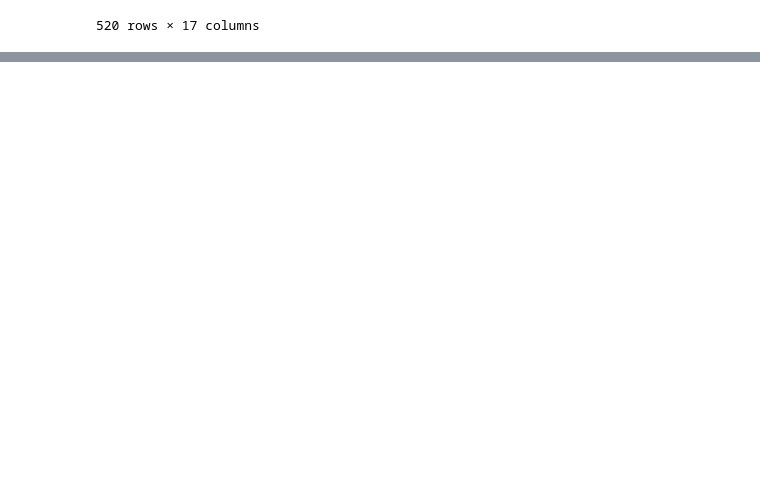
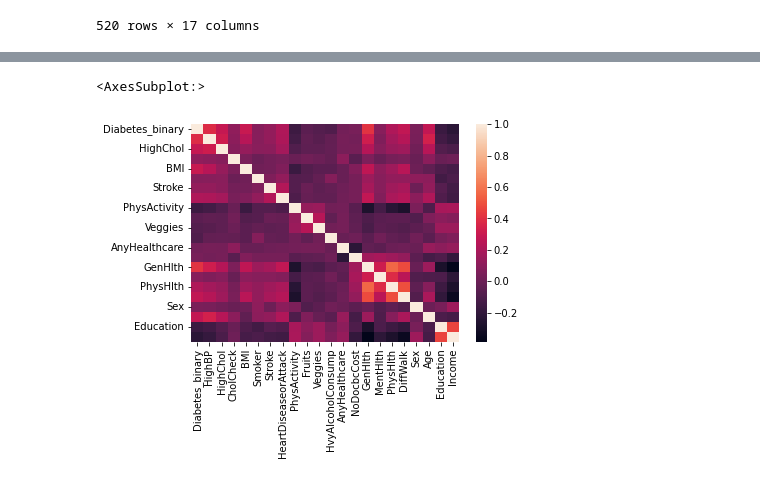
Before and after one commit to AmBadAl/Diabetes, a Jupyter notebook: ml_model.ipynb, the cells around one changed output, grey strips where cells are left out. Saved outputs shown, nothing was run; the diff lists cells and outputs as text; code cells hidden in the pictures; blank space fills up the shorter version.

Commit message:
Diabetes Health Indicators eda

```diff
--- a/ml_model.ipynb
+++ b/ml_model.ipynb
@@ -31,4 +32,6 @@ nhne_quest = pd.read_csv('Datasets/National Health and Nutrition Examination Sur
 # %%
 hIn_012 = pd.read_csv('Datasets/Diabetes Health Indicators Dataset/diabetes_012_health_indicators_BRFSS2015.csv')
 hIn_binary = pd.read_csv('Datasets/Diabetes Health Indicators Dataset/diabetes_binary_health_indicators_BRFSS2015.csv')
-hIn_binary_split = pd.read_csv('Datasets/Diabetes Health Indicators Dataset/diabetes_binary_5050split_health_indicators_BRFSS2015.csv')
+hIn_5050_split = pd.read_csv('Datasets/Diabetes Health Indicators Dataset/diabetes_binary_5050split_health_indicators_BRFSS2015.csv')
+
+hIn_012
@@ -51,0 +157,6 @@ early_df
+# %%
+df_corr = hIn_5050_split.corr()
+sns.heatmap(df_corr)
+# %% [output]
+<AxesSubplot:>
+[figure, added]
```
Also changed, not shown: parts of 9 cells of this notebook.
